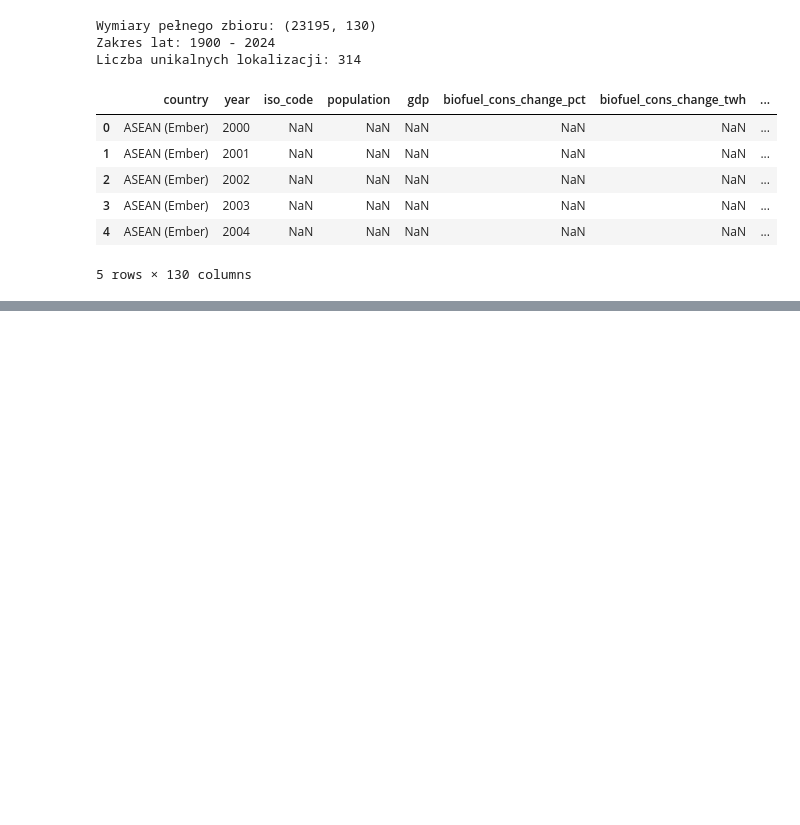
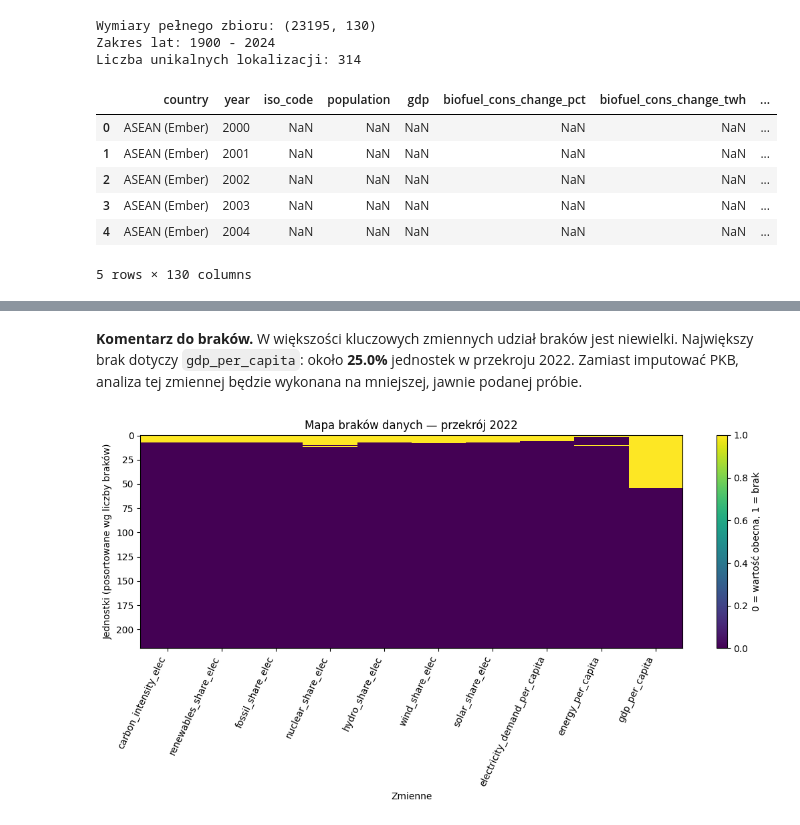
Before and after one commit to J-E-Wa/Analiza-i-wizualizacja-danych, a Jupyter notebook: energy-data-analyze.ipynb, the cells around one changed output, grey strips where cells are left out. Drawn from its saved outputs; the diff is of its cells as text; code cells hidden in the pictures; blank space fills up the shorter version.

Commit message:
Add data cleaning and missing values analysis

```diff
--- a/energy-data-analyze.ipynb
+++ b/energy-data-analyze.ipynb
@@ -55,0 +120,14 @@ Liczba unikalnych lokalizacji: 314
+# %%
+analysis_cols = [
+    "carbon_intensity_elec", "renewables_share_elec", "fossil_share_elec",
+    "nuclear_share_elec", "hydro_share_elec", "wind_share_elec",
+    "solar_share_elec", "electricity_demand_per_capita", "energy_per_capita",
+    "gdp_per_capita"
+]
+
+missing = pd.DataFrame({
+    "braki_n": data[analysis_cols].isna().sum(),
+    "braki_pct": (data[analysis_cols].isna().mean() * 100).round(1)
+}).sort_values("braki_pct", ascending=False)
+
+missing
@@ -55,0 +146,19 @@ Liczba unikalnych lokalizacji: 314
+# %% [markdown]
+**Komentarz do braków.** W większości kluczowych zmiennych udział braków jest niewielki. Największy brak dotyczy `gdp_per_capita`: około **25.0%** jednostek w przekroju 2022. Zamiast imputować PKB, analiza tej zmiennej będzie wykonana na mniejszej, jawnie podanej próbie.
+# %%
+# Shadowmap / mapa braków danych
+miss_matrix = data[analysis_cols].isna().astype(int)
+order = miss_matrix.sum(axis=1).sort_values(ascending=False).index
+
+fig, ax = plt.subplots(figsize=(11, 6))
+img = ax.imshow(miss_matrix.loc[order].values, aspect="auto", interpolation="nearest")
+ax.set_title("Mapa braków danych — przekrój 2022")
+ax.set_xlabel("Zmienne")
+ax.set_ylabel("Jednostki (posortowane wg liczby braków)")
+ax.set_xticks(range(len(analysis_cols)))
+ax.set_xticklabels(analysis_cols, rotation=65, ha="right")
+fig.colorbar(img, ax=ax, label="0 = wartość obecna, 1 = brak")
+plt.tight_layout()
+plt.show()
+# %% [output]
+[figure, added]
```
Also changed, not shown: parts of 5 cells of this notebook.
